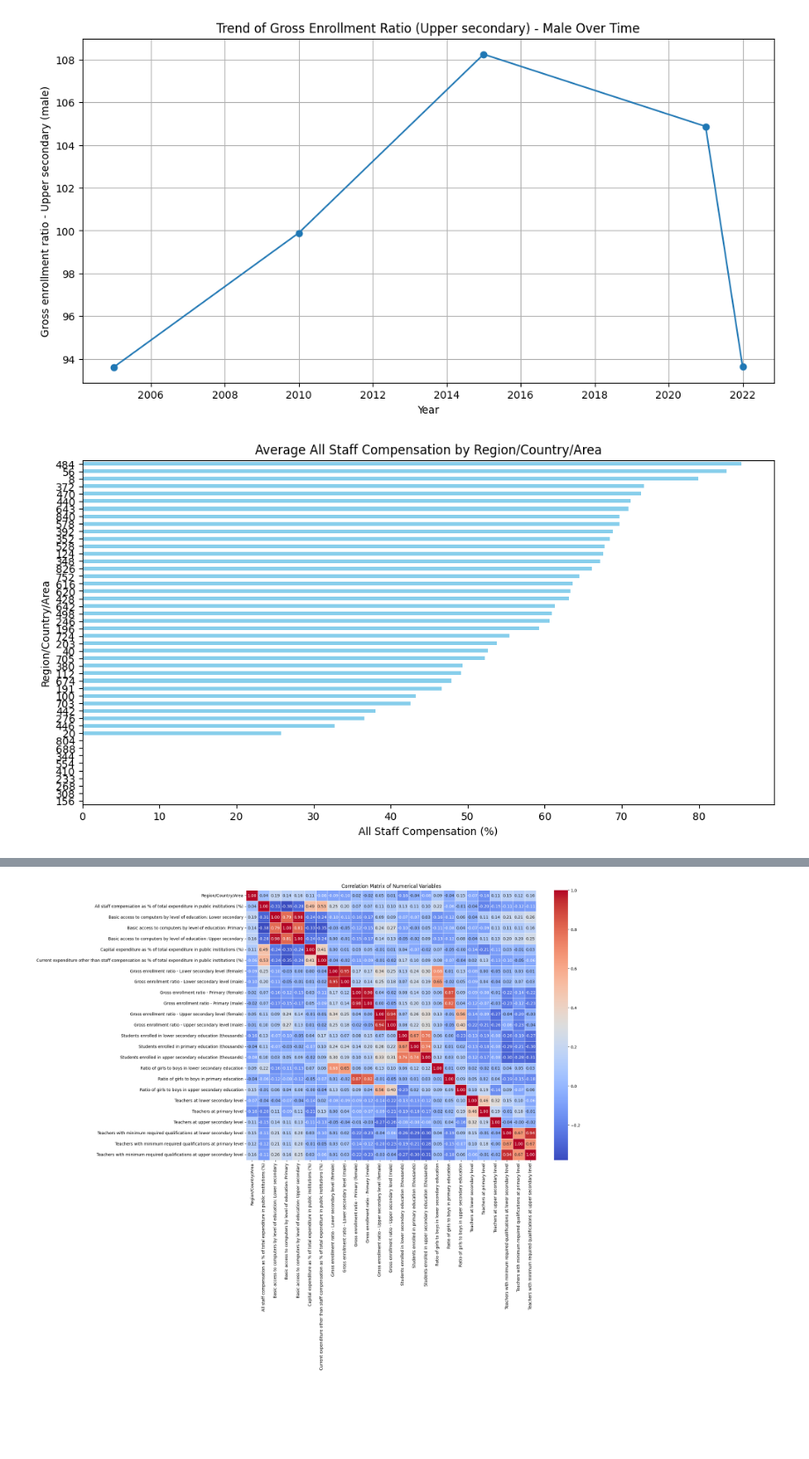
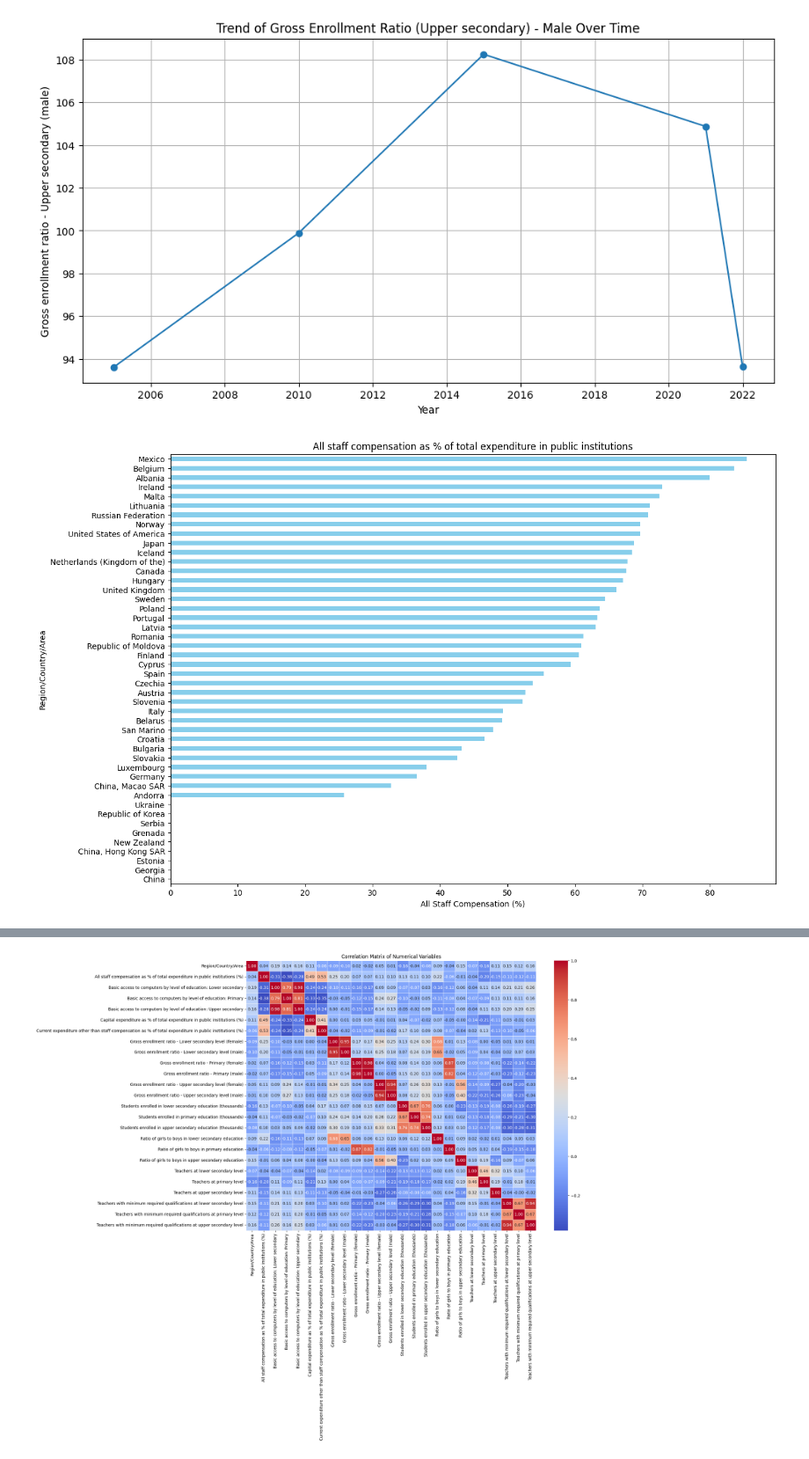
Before and after one commit to Cfg-data/Education-Data-n-Trends, a Jupyter notebook: usable_notebooks/full_analytics.ipynb, the cells around one changed output, grey strips where cells are left out. Shown at 88% size. Drawn from its saved outputs; the diff is of its cells as text; code cells hidden in the pictures; blank space fills up the shorter version.

Commit message:
updates
more figures

```diff
--- a/usable_notebooks/full_analytics.ipynb
+++ b/usable_notebooks/full_analytics.ipynb
@@ -142,19 +143,38 @@ plt.show()
 # %% [output]
 [figure]
 # %%
-# Group by 'Region/Country/Area' and calculate the mean of 'All staff compensation'
-region_staff_compensation = df.groupby('Region/Country/Area')['All staff compensation as % of total expenditure in public institutions (%)'].mean()
+# Mapping dictionary for region codes to names
+region_names = {
+    8: "Albania", 20: "Andorra", 36: "Australia", 40: "Austria", 53: "Australia and New Zealand",
+    56: "Belgium", 70: "Bosnia and Herzegovina", 100: "Bulgaria", 112: "Belarus", 124: "Canada",
+    156: "China", 191: "Croatia", 196: "Cyprus", 203: "Czechia", 208: "Denmark", 233: "Estonia",
+    246: "Finland", 250: "France", 268: "Georgia", 276: "Germany", 292: "Gibraltar", 308: "Grenada",
+    344: "China, Hong Kong SAR", 348: "Hungary", 352: "Iceland", 356: "India", 372: "Ireland",
+    380: "Italy", 392: "Japan", 410: "Republic of Korea", 428: "Latvia", 438: "Liechtenstein",
+    440: "Lithuania", 442: "Luxembourg", 446: "China, Macao SAR", 470: "Malta", 484: "Mexico",
+    492: "Monaco", 498: "Republic of Moldova", 499: "Montenegro", 528: "Netherlands (Kingdom of the)",
+    554: "New Zealand", 578: "Norway", 616: "Poland", 620: "Portugal", 642: "Romania",
+    643: "Russian Federation", 674: "San Marino", 688: "Serbia", 703: "Slovakia", 705: "Slovenia",
+    724: "Spain", 752: "Sweden", 756: "Switzerland", 804: "Ukraine", 826: "United Kingdom",
+    840: "United States of America"
+}
+
+# Replace the numeric Region/Country/Area codes with the corresponding names
+df['Region/Country/Area Name'] = df['Region/Country/Area'].replace(region_names)
+
+# Group by the 'Region/Country/Area Name' and calculate the mean of 'All staff compensation'
+region_staff_compensation = df.groupby('Region/Country/Area Name')['All staff compensation as % of total expenditure in public institutions (%)'].mean()
 
 # Sort the values
 region_staff_compensation = region_staff_compensation.sort_values()
 
 # Plot the result
-plt.figure(figsize=(12, 6))
+plt.figure(figsize=(14, 10))
 region_staff_compensation.plot(kind='barh', color='skyblue')
-plt.title('Average All Staff Compensation by Region/Country/Area')
+plt.title('All staff compensation as % of total expenditure in public institutions')
 plt.xlabel('All Staff Compensation (%)')
 plt.ylabel('Region/Country/Area')
 plt.savefig('full_analysis/region_staff_compensation.png')  # Save the plot
 plt.show()
 # %% [output]
-[figure, old version]
+[figure, new version]
```
Also changed, not shown: parts of 4 cells of this notebook, 3 other files.
